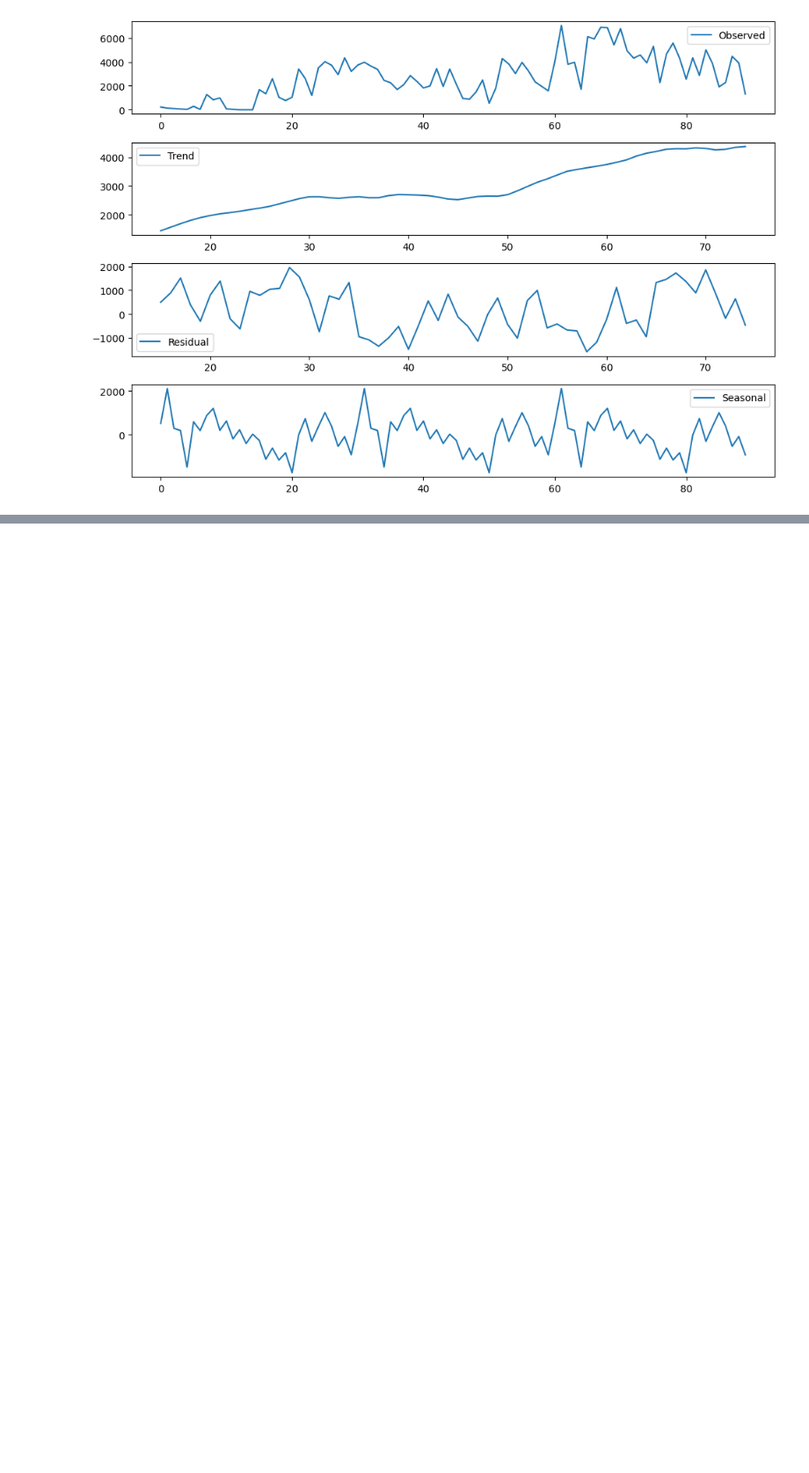
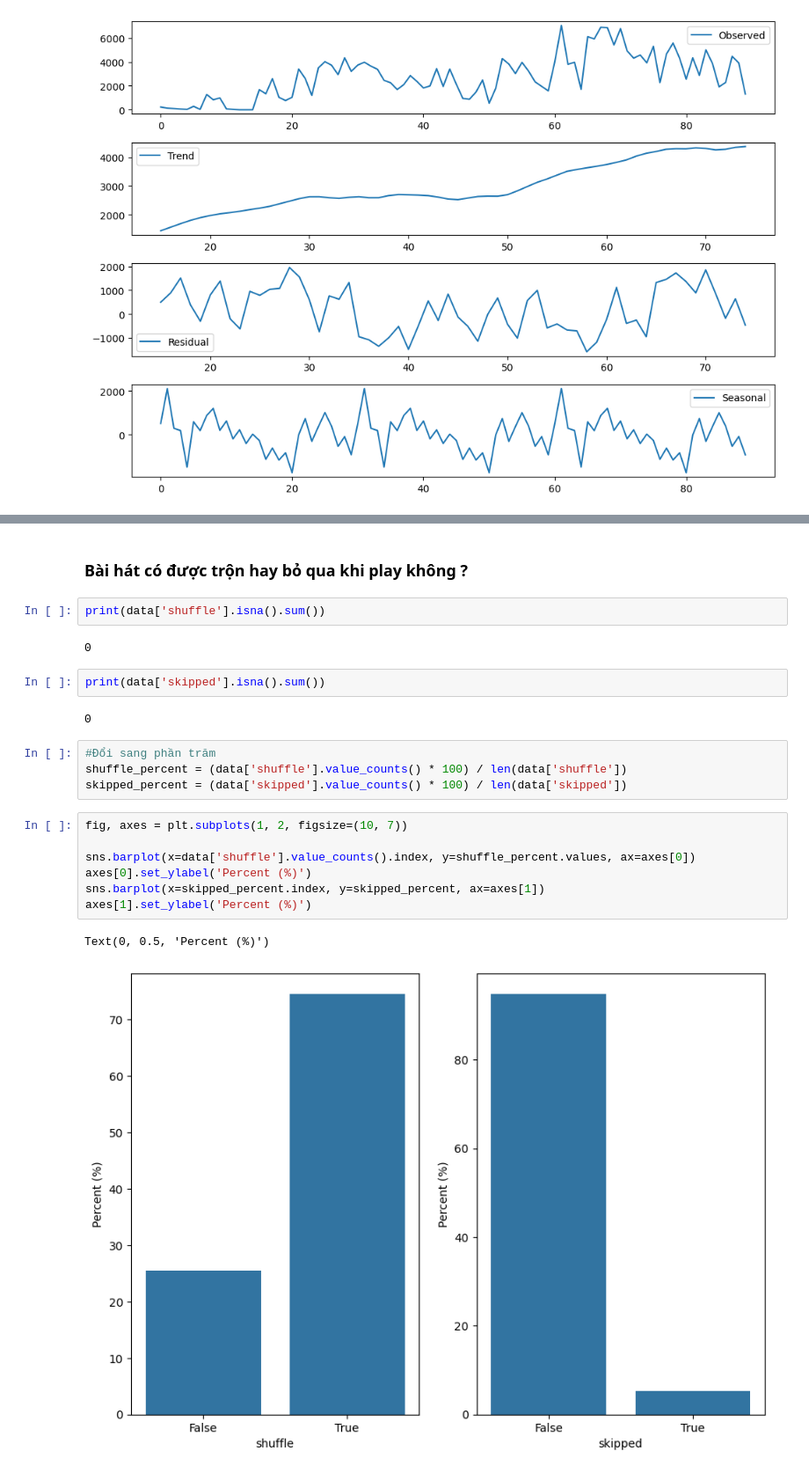
Before and after one commit to trungnam0701/spotify-listen-history-by-user-behavior-analyst, a Jupyter notebook: spotify_listen_history_analyst.ipynb, the cells around one changed output, grey strips where cells are left out. Shown at 88% size. Saved outputs shown, nothing was run; the diff lists cells and outputs as text; blank space fills up the shorter version.

```diff
--- a/spotify_listen_history_analyst.ipynb
+++ b/spotify_listen_history_analyst.ipynb
@@ -292,0 +303,24 @@ plt.tight_layout()
+# %% [markdown]
+### Bài hát có được trộn hay bỏ qua khi play không ?
+# %%
+print(data['shuffle'].isna().sum())
+# %% [output]
+0
+# %%
+print(data['skipped'].isna().sum())
+# %% [output]
+0
+# %%
+#Đổi sang phần trăm
+shuffle_percent = (data['shuffle'].value_counts() * 100) / len(data['shuffle'])
+skipped_percent = (data['skipped'].value_counts() * 100) / len(data['skipped'])
+# %%
+fig, axes = plt.subplots(1, 2, figsize=(10, 7))
+
+sns.barplot(x=data['shuffle'].value_counts().index, y=shuffle_percent.values, ax=axes[0])
+axes[0].set_ylabel('Percent (%)')
+sns.barplot(x=skipped_percent.index, y=skipped_percent, ax=axes[1])
+axes[1].set_ylabel('Percent (%)')
+# %% [output]
+Text(0, 0.5, 'Percent (%)')
+[figure, added]
```
Also changed, not shown: parts of 1 cell of this notebook.
